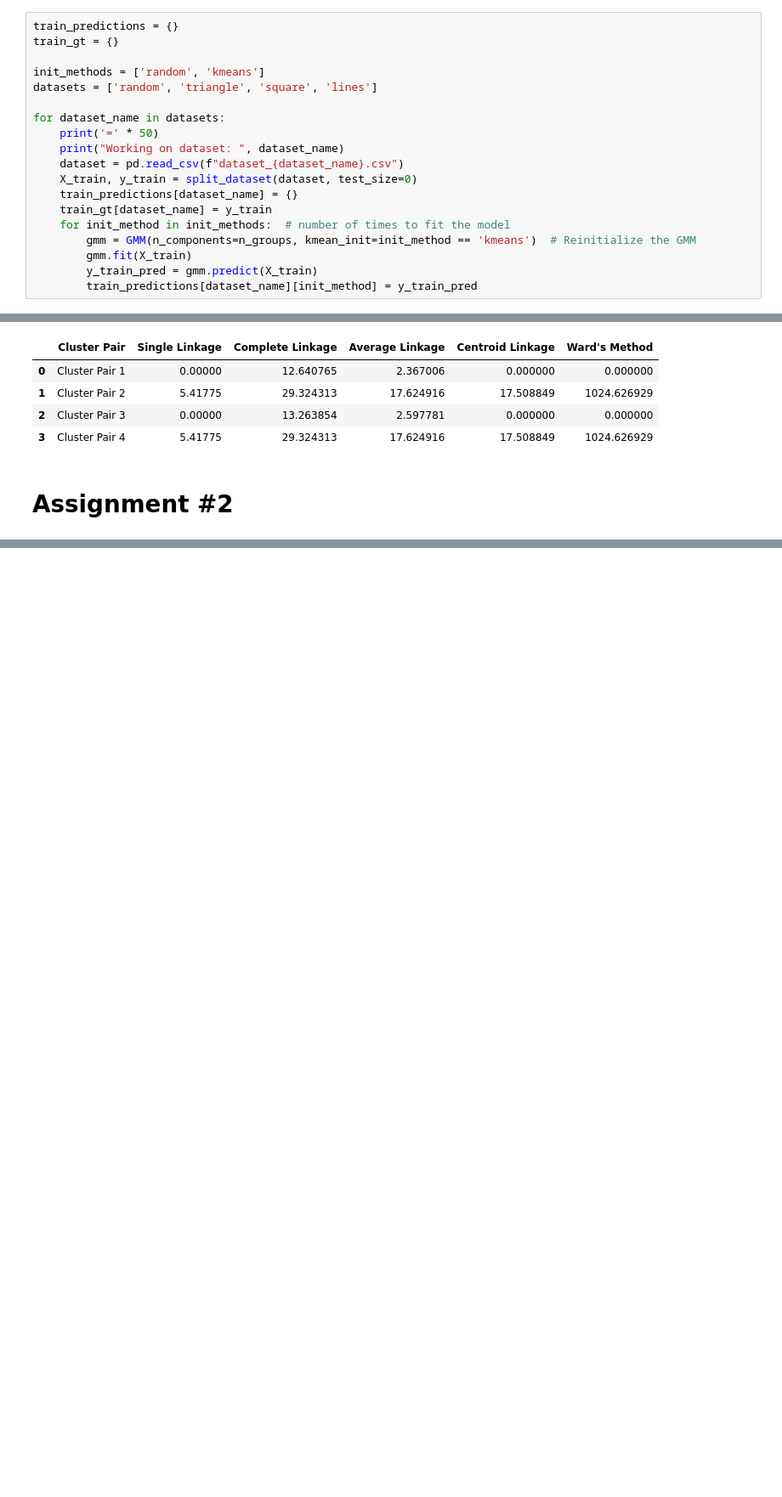
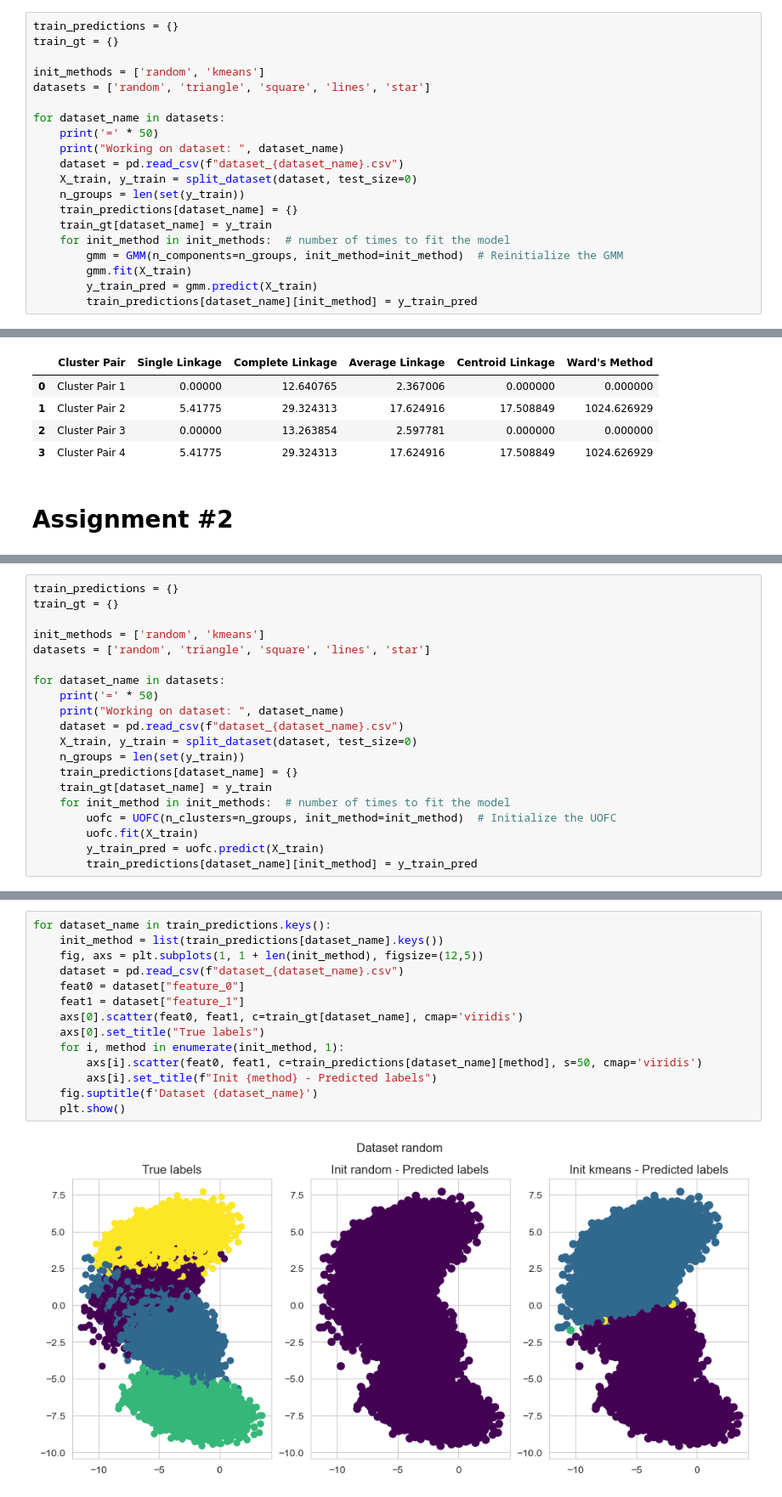
Before and after one commit to omerlux/clustering_course, a Jupyter notebook: tasks.ipynb, the cells around one changed output, grey strips where cells are left out. Shown: that part at 85% size. Drawn from its saved outputs; the diff is of its cells as text; blank space fills up the shorter version.

```diff
--- a/tasks.ipynb
+++ b/tasks.ipynb
@@ -302,17 +349,18 @@ train_predictions = {}
 train_gt = {}
 
 init_methods = ['random', 'kmeans']
-datasets = ['random', 'triangle', 'square', 'lines']
+datasets = ['random', 'triangle', 'square', 'lines', 'star']
 
 for dataset_name in datasets:
     print('=' * 50)
     print("Working on dataset: ", dataset_name)
     dataset = pd.read_csv(f"dataset_{dataset_name}.csv")
     X_train, y_train = split_dataset(dataset, test_size=0)
+    n_groups = len(set(y_train))
     train_predictions[dataset_name] = {}
     train_gt[dataset_name] = y_train
     for init_method in init_methods:  # number of times to fit the model
-        gmm = GMM(n_components=n_groups, kmean_init=init_method == 'kmeans')  # Reinitialize the GMM
+        gmm = GMM(n_components=n_groups, init_method=init_method)  # Reinitialize the GMM
         gmm.fit(X_train)
         y_train_pred = gmm.predict(X_train)
         train_predictions[dataset_name][init_method] = y_train_pred
@@ -433,0 +545,20 @@ distances_df
+# %%
+train_predictions = {}
+train_gt = {}
+
+init_methods = ['random', 'kmeans']
+datasets = ['random', 'triangle', 'square', 'lines', 'star']
+
+for dataset_name in datasets:
+    print('=' * 50)
+    print("Working on dataset: ", dataset_name)
+    dataset = pd.read_csv(f"dataset_{dataset_name}.csv")
+    X_train, y_train = split_dataset(dataset, test_size=0)
+    n_groups = len(set(y_train))
+    train_predictions[dataset_name] = {}
+    train_gt[dataset_name] = y_train
+    for init_method in init_methods:  # number of times to fit the model
+        uofc = UOFC(n_clusters=n_groups, init_method=init_method)  # Initialize the UOFC
+        uofc.fit(X_train)
+        y_train_pred = uofc.predict(X_train)
+        train_predictions[dataset_name][init_method] = y_train_pred
@@ -433,0 +576,16 @@ distances_df
+# %%
+for dataset_name in train_predictions.keys():
+    init_method = list(train_predictions[dataset_name].keys())
+    fig, axs = plt.subplots(1, 1 + len(init_method), figsize=(12,5))
+    dataset = pd.read_csv(f"dataset_{dataset_name}.csv")
+    feat0 = dataset["feature_0"]
+    feat1 = dataset["feature_1"]
+    axs[0].scatter(feat0, feat1, c=train_gt[dataset_name], cmap='viridis')
+    axs[0].set_title("True labels")
+    for i, method in enumerate(init_method, 1):
+        axs[i].scatter(feat0, feat1, c=train_predictions[dataset_name][method], s=50, cmap='viridis')
+        axs[i].set_title(f"Init {method} - Predicted labels")
+    fig.suptitle(f'Dataset {dataset_name}')
+    plt.show()
+# %% [output]
+[figure, added]
```
Also changed, not shown: parts of 15 cells of this notebook.
